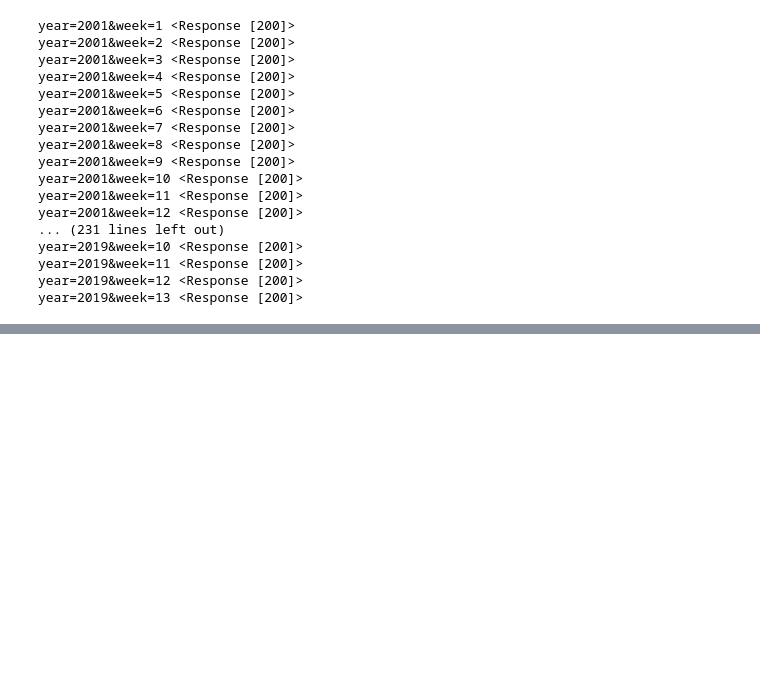
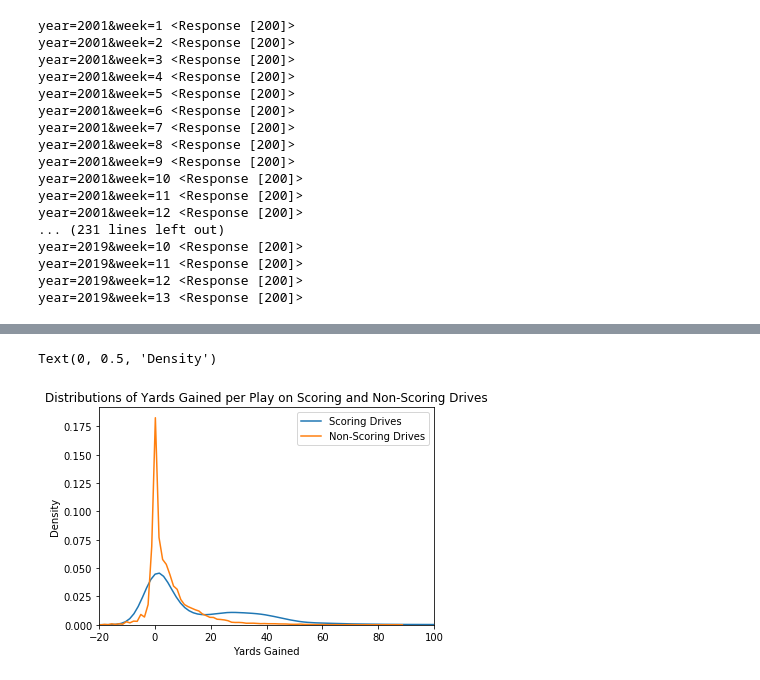
Before and after one commit to MichiganDataScienceTeam/F20-College-Football, a Jupyter notebook: notebooks/Play_by_play_mich.ipynb, the cells around one changed output, grey strips where cells are left out. Cells and saved outputs as stored; diff of their text form; code cells hidden in the pictures; blank space fills up the shorter version.

```diff
--- a/notebooks/Play_by_play_mich.ipynb
+++ b/notebooks/Play_by_play_mich.ipynb
@@ -58,0 +59,15 @@ df.to_csv("../data/play_by_play.csv",index=False,header=True)
+# %%
+import seaborn as sns
+import matplotlib.pyplot as plt
+df = df[df['offense'] == 'Michigan']
+scoring = df[df['scoring'] == True]
+not_scoring = df[df['scoring'] == False]
+sns.kdeplot(scoring['yards_gained'], label = 'Scoring Drives')
+sns.kdeplot(not_scoring['yards_gained'], label = 'Non-Scoring Drives')
+plt.xlim(-20, 100)
+plt.title('Distributions of Yards Gained per Play on Scoring and Non-Scoring Drives')
+plt.xlabel('Yards Gained')
+plt.ylabel('Density')
+# %% [output]
+Text(0, 0.5, 'Density')
+[figure, added]
```
Also changed, not shown: parts of 4 cells of this notebook, 1 other file.
